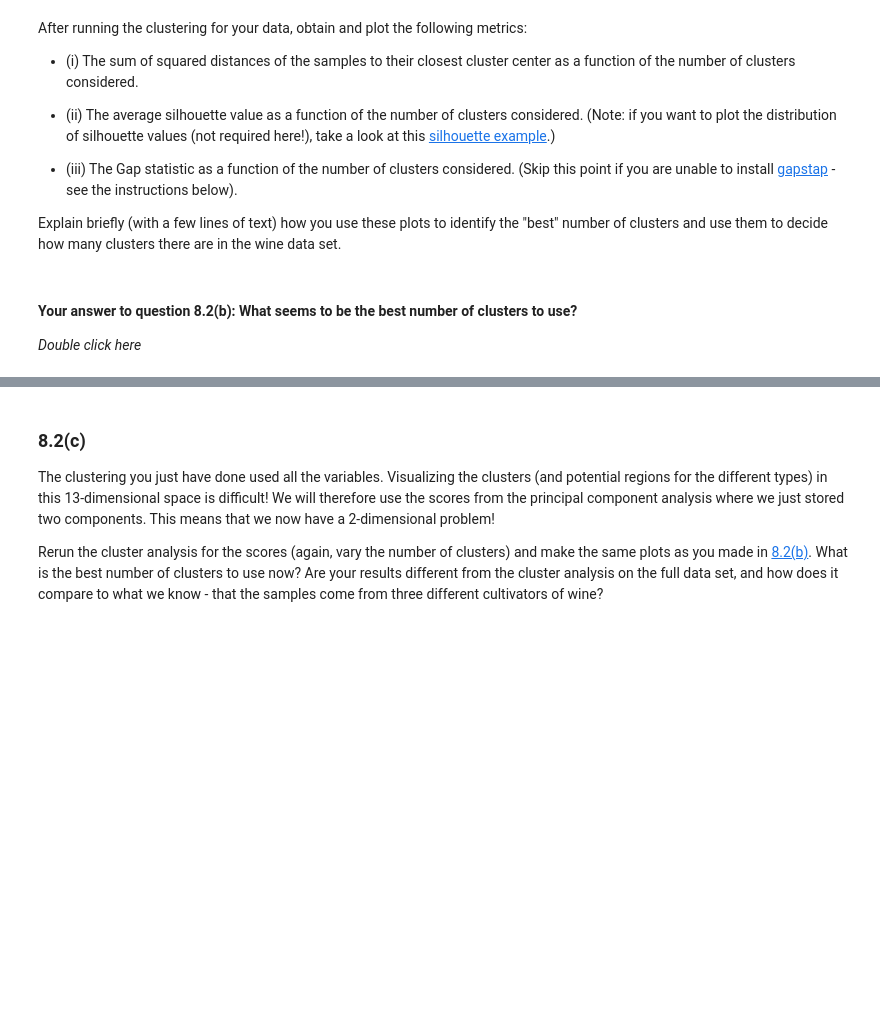
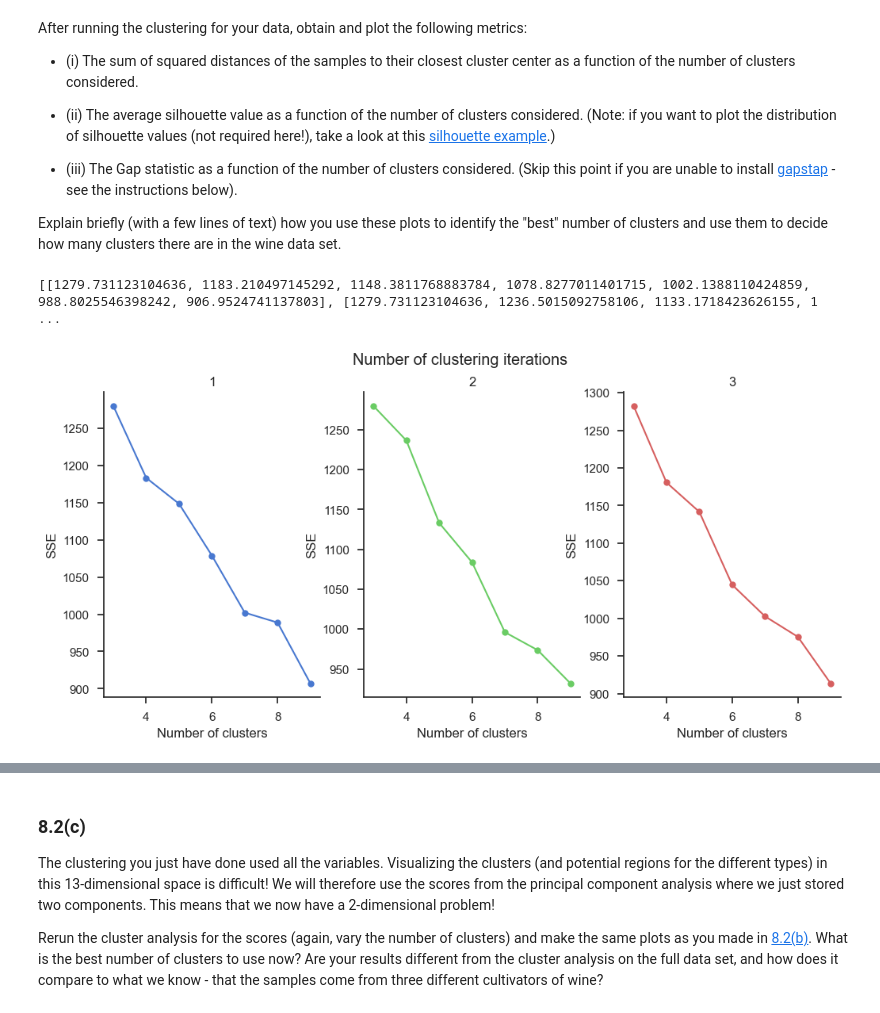
Before and after one commit to joachsob/chemometrics, a Jupyter notebook: exercises/08_Exercise_Set_8.ipynb, the cells around one changed output, grey strips where cells are left out. Saved outputs shown, nothing was run; the diff lists cells and outputs as text; code cells hidden in the pictures; blank space fills up the shorter version.

```diff
--- a/exercises/08_Exercise_Set_8.ipynb
+++ b/exercises/08_Exercise_Set_8.ipynb
@@ -559,3 +529,62 @@ Explain briefly (with a few lines of text) how you use these plots to identify t
-# %% [markdown]
-#### Your answer to question 8.2(b): What seems to be the best number of clusters to use?
-*Double click here*
+# %%
+# Your code here
+
+# i: sum of squared distances to closest cluster center = inertia
+# consider 3 - 9 clusters initially since the visual analysis concluded in three general clustering trends
+# data is already loaded (data_set) and scaled (X)
+
+nClusters = [3, 4, 5, 6, 7, 8, 9]
+clusterResults = []
+
+for j in range(3):
+    temp = []
+    for i in nClusters:
+        cluster_k = KMeans(n_clusters=i, n_init = "auto")
+        cluster_k.fit(X)
+        temp.append(cluster_k)
+    clusterResults.append(temp)
+
+inertias = []
+for i in range(len(clusterResults)):
+    temp=[]
+    for j in range(len(clusterResults[i])):
+        temp.append(clusterResults[i][j].inertia_)
+    inertias.append(temp)
+
+print(inertias)
+
+# inertias as y-values, nClusters as x-values:
+
+fig, (ax1, ax2, ax3) = plt.subplots(ncols = 3, figsize = (12,5))
+fig.suptitle("Number of clustering iterations")
+ax1.plot(nClusters, inertias[0], "bo-")
+ax1.set_xlabel("Number of clusters")
+ax1.set_ylabel("SSE")
+ax1.set_title("1")
+sns.despine()
+
+ax2.plot(nClusters, inertias[1], "go-")
+ax2.set_xlabel("Number of clusters")
+ax2.set_ylabel("SSE")
+ax2.set_title("2")
+sns.despine()
+
+ax3.plot(nClusters, inertias[2], "ro-")
+ax3.set_xlabel("Number of clusters")
+ax3.set_ylabel("SSE")
+ax3.set_title("3")
+sns.despine()
+
+# for i, result in enumerate(results):
+#     print(f"Clustering with {result.n_clusters} clusters:")
+#     sse = result.inertia_  # This is the sum of squared distances
+#     print(f"\t- SSE = {sse}")
+#     silhouette = silhouette_score(
+#         X, result.labels_
+#     )  # Calculate average silhouette
+#     print(f"\t- Silhouette = {silhouette}")
+#     gap = gapstat_score(X, result.labels_, k=result.n_clusters)
+#     print(f"\t- GAP = {gap}")
+# %% [output]
+[[1279.731123104636, 1183.210497145292, 1148.3811768883784, 1078.8277011401715, 1002.1388110424859, 988.8025546398242, 906.9524741137803], [1279.731123104636, 1236.5015092758106, 1133.1718423626155, 1 ...
+[figure, added]
```
Also changed, not shown: parts of 16 cells of this notebook.
